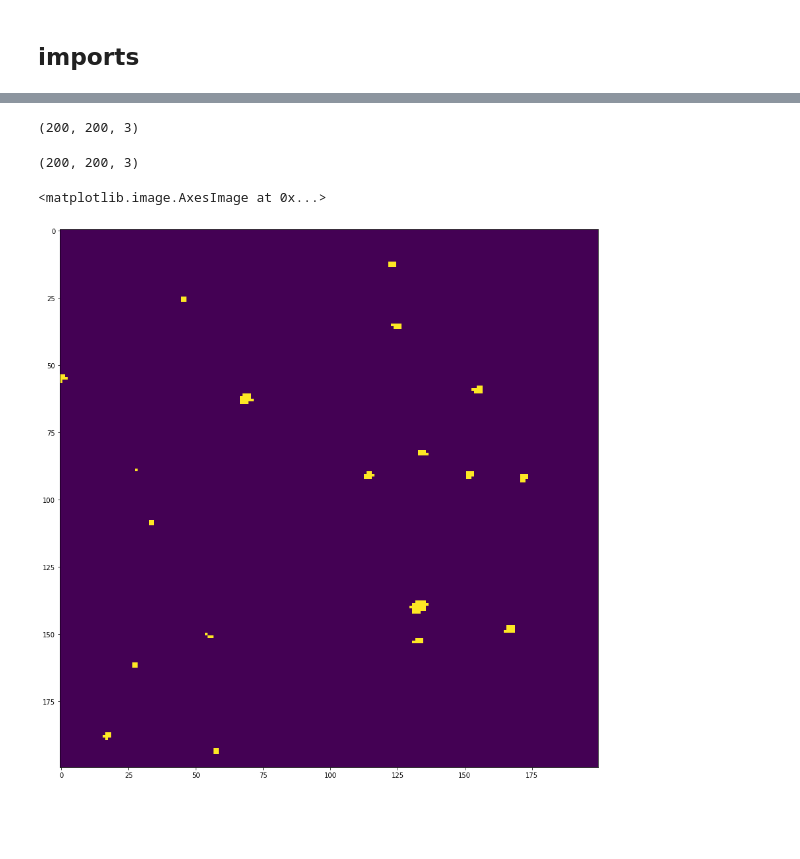
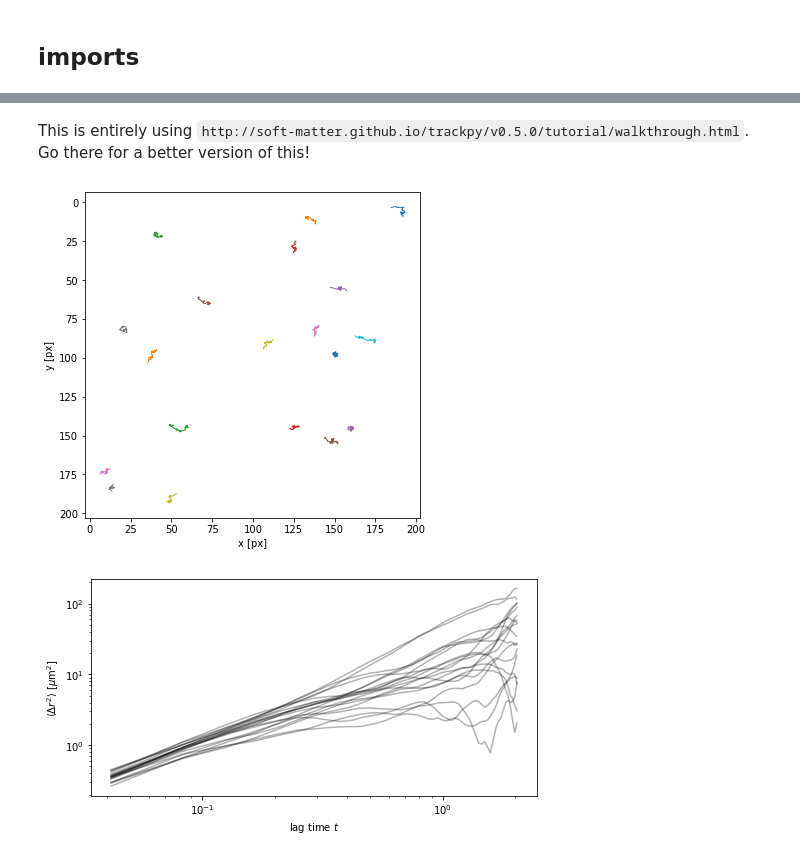
Before and after one commit to luclepot/brownian_motion_analysis, a Jupyter notebook: analysis.ipynb, the cells around one changed output, grey strips where cells are left out. Cells and saved outputs as stored; diff of their text form; code cells hidden in the pictures; blank space fills up the shorter version.

```diff
--- a/analysis.ipynb
+++ b/analysis.ipynb
@@ -449,16 +13,28 @@ array([[35, 35, 35, ..., 40, 40, 40],
-# %%
-img.shape
-# %% [output]
-(200, 200, 3)
-# %%
-np.tile(gray[:,:,None], (3)).shape
-# %% [output]
-(200, 200, 3)
-# %%
-img = cv2.imread(info.path.iloc[0])
-gray = cv2.cvtColor(img, cv2.COLOR_BGR2GRAY)
-plt.figure(figsize=(15,15))
-plt.imshow(cv2.threshold(gray, 200, 255, cv2.THRESH_BINARY)[1])
-# %% [output]
-<matplotlib.image.AxesImage at 0x...>
-[figure, removed]
+# %% [markdown]
+This is entirely using `http://soft-matter.github.io/trackpy/v0.5.0/tutorial/walkthrough.html`. Go there for a better version of this!
+# %%
+# replace with your own
+data_path = 'data_out/2021_Oct_13/06:15:48-PM_50-frames.csv'
+
+tracks = pd.read_csv(data_path)
+stable = tp.subtract_drift(tracks, tp.compute_drift(tracks))
+
+fig,ax = plt.subplots(figsize=(6,6))
+tp.plot_traj(stable)
+ax.set_aspect('equal')
+plt.show()
+# %% [output]
+[figure, added]
+# %%
+microns_per_pixel = 1
+frames_per_second = 24
+
+mean_square_disp = tp.imsd(stable, microns_per_pixel, frames_per_second)
+fig,ax = plt.subplots(figsize=(8,4))
+ax.plot(mean_square_disp.index, mean_square_disp, 'k-', alpha=.3)
+ax.set(ylabel=r'$\langle \Delta r^2 \rangle$ [$\mu$m$^2$]',
+       xlabel='lag time $t$')
+ax.set_yscale('log')
+ax.set_xscale('log')
+# %% [output]
+[figure, added]
```
Also changed, not shown: parts of 48 cells of this notebook, 2 other files.
